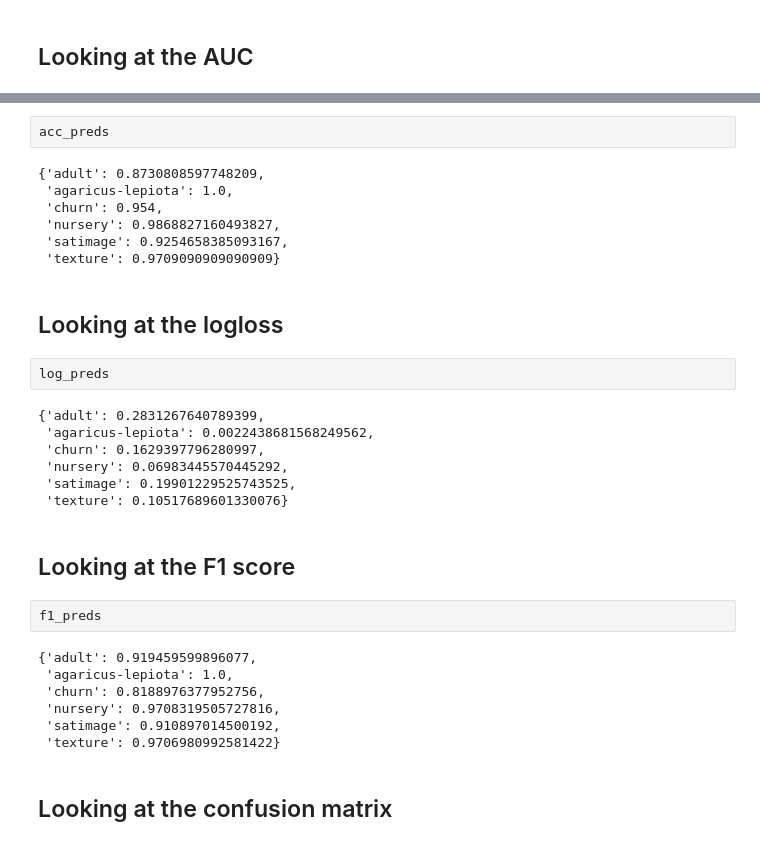
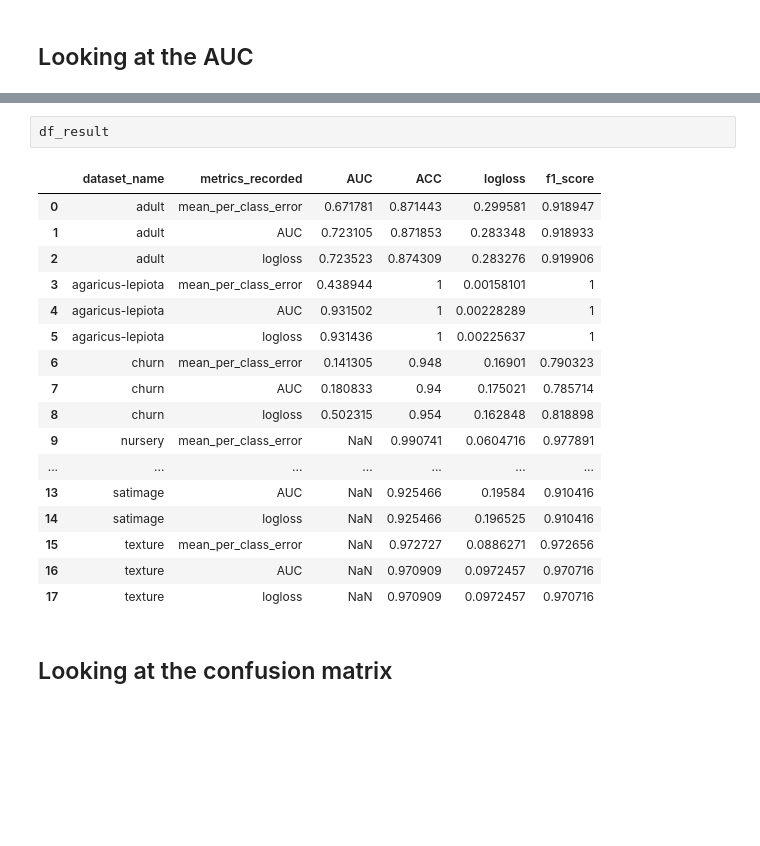
Before and after one commit to raffieeey/MasterResearchAutoML, a Jupyter notebook: 02A_H2OAutoml_Class.ipynb, the cells around one changed output, grey strips where cells are left out. Cells and saved outputs as stored; diff of their text form; blank space fills up the shorter version.

```diff
--- a/02A_H2OAutoml_Class.ipynb
+++ b/02A_H2OAutoml_Class.ipynb
@@ -348,34 +356,23 @@ auc_preds
-# %%
-acc_preds
-# %% [output]
-{'adult': 0.8730808597748209,
- 'agaricus-lepiota': 1.0,
- 'churn': 0.954,
- 'nursery': 0.9868827160493827,
- 'satimage': 0.9254658385093167,
- 'texture': 0.9709090909090909}
-# %% [markdown]
-## Looking at the logloss
-# %%
-log_preds
-# %% [output]
-{'adult': 0.2831267640789399,
- 'agaricus-lepiota': 0.0022438681568249562,
- 'churn': 0.1629397796280997,
- 'nursery': 0.06983445570445292,
- 'satimage': 0.19901229525743525,
- 'texture': 0.10517689601330076}
-# %% [markdown]
-## Looking at the F1 score
-# %%
-f1_preds
-# %% [output]
-{'adult': 0.919459599896077,
- 'agaricus-lepiota': 1.0,
- 'churn': 0.8188976377952756,
- 'nursery': 0.9708319505727816,
- 'satimage': 0.910897014500192,
- 'texture': 0.9706980992581422}
+# %%
+df_result
+# %% [output]
+|  | dataset_name | metrics_recorded | AUC | ACC | logloss | f1_score |
+| 0 | adult | mean_per_class_error | 0.671781 | 0.871443 | 0.299581 | 0.918947 |
+| 1 | adult | AUC | 0.723105 | 0.871853 | 0.283348 | 0.918933 |
+| 2 | adult | logloss | 0.723523 | 0.874309 | 0.283276 | 0.919906 |
+| 3 | agaricus-lepiota | mean_per_class_error | 0.438944 | 1 | 0.00158101 | 1 |
+| 4 | agaricus-lepiota | AUC | 0.931502 | 1 | 0.00228289 | 1 |
+| 5 | agaricus-lepiota | logloss | 0.931436 | 1 | 0.00225637 | 1 |
+| 6 | churn | mean_per_class_error | 0.141305 | 0.948 | 0.16901 | 0.790323 |
+| 7 | churn | AUC | 0.180833 | 0.94 | 0.175021 | 0.785714 |
+| 8 | churn | logloss | 0.502315 | 0.954 | 0.162848 | 0.818898 |
+| 9 | nursery | mean_per_class_error | NaN | 0.990741 | 0.0604716 | 0.977891 |
+| ... | ... | ... | ... | ... | ... | ... |
+| 13 | satimage | AUC | NaN | 0.925466 | 0.19584 | 0.910416 |
+| 14 | satimage | logloss | NaN | 0.925466 | 0.196525 | 0.910416 |
+| 15 | texture | mean_per_class_error | NaN | 0.972727 | 0.0886271 | 0.972656 |
+| 16 | texture | AUC | NaN | 0.970909 | 0.0972457 | 0.970716 |
+| 17 | texture | logloss | NaN | 0.970909 | 0.0972457 | 0.970716 |
 # %% [markdown]
 ## Looking at the confusion matrix
 # %%
```
Also changed, not shown: parts of 9 cells of this notebook.
